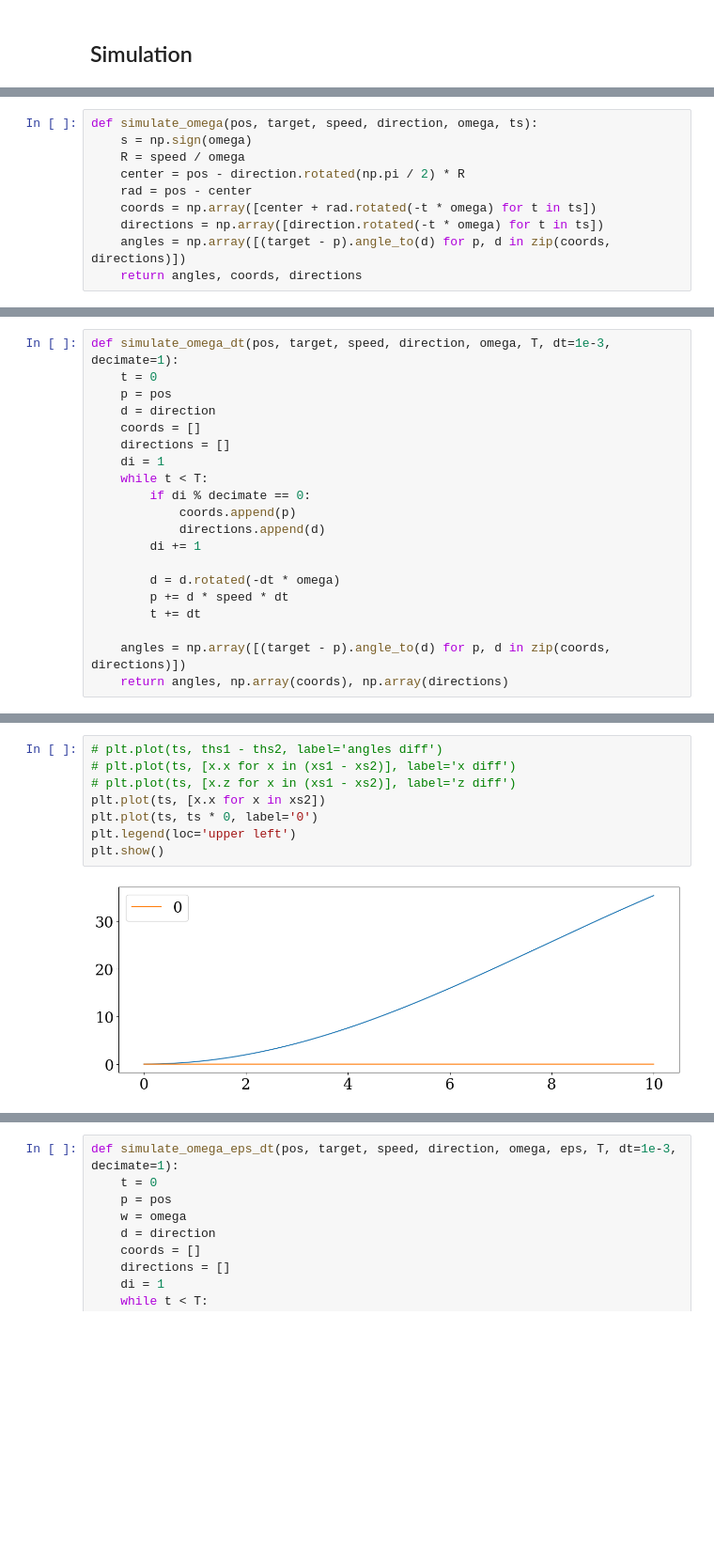
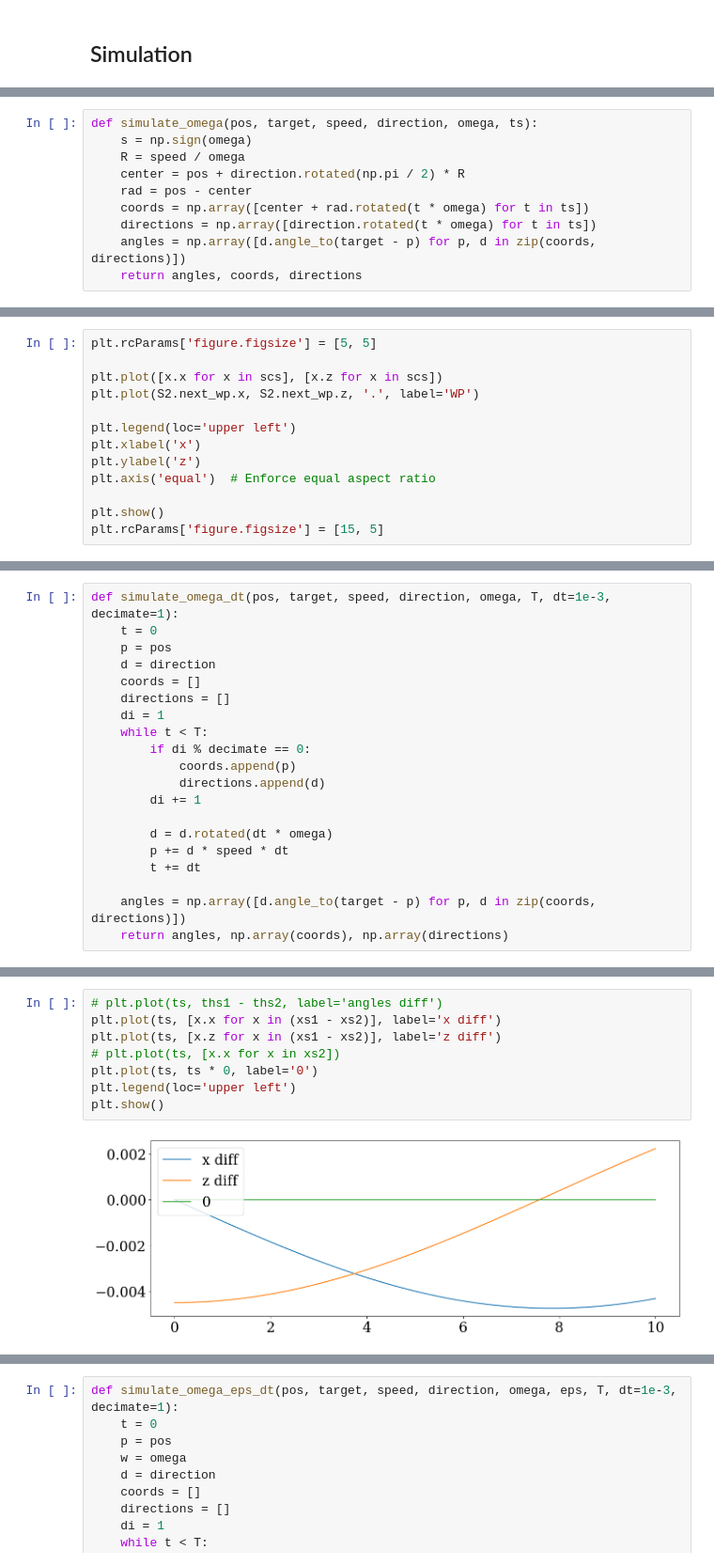
Before and after one commit to TirelessRock/3D-nav-research, a Jupyter notebook: ship-movement-simulation-lab.ipynb, the cells around one changed output, grey strips where cells are left out. Shown at 94% size. Cells and saved outputs as stored; diff of their text form; blank space fills up the shorter version.

Commit message:
fixed rotation angles (now clockwise is positive)

```diff
--- a/ship-movement-simulation-lab.ipynb
+++ b/ship-movement-simulation-lab.ipynb
@@ -114,11 +147,11 @@ plt.show()
 def simulate_omega(pos, target, speed, direction, omega, ts):
     s = np.sign(omega)
     R = speed / omega
-    center = pos - direction.rotated(np.pi / 2) * R
+    center = pos + direction.rotated(np.pi / 2) * R
     rad = pos - center
-    coords = np.array([center + rad.rotated(-t * omega) for t in ts])
-    directions = np.array([direction.rotated(-t * omega) for t in ts])
-    angles = np.array([(target - p).angle_to(d) for p, d in zip(coords, directions)])
+    coords = np.array([center + rad.rotated(t * omega) for t in ts])
+    directions = np.array([direction.rotated(t * omega) for t in ts])
+    angles = np.array([d.angle_to(target - p) for p, d in zip(coords, directions)])
     return angles, coords, directions
 # %%
 omega = 0.3
@@ -146,0 +197,13 @@ plt.rcParams['figure.figsize'] = [15, 5]
+# %%
+plt.rcParams['figure.figsize'] = [5, 5]
+
+plt.plot([x.x for x in scs], [x.z for x in scs])
+plt.plot(S2.next_wp.x, S2.next_wp.z, '.', label='WP')
+
+plt.legend(loc='upper left')
+plt.xlabel('x')
+plt.ylabel('z')
+plt.axis('equal')  # Enforce equal aspect ratio
+
+plt.show()
+plt.rcParams['figure.figsize'] = [15, 5]
@@ -158,11 +232,11 @@ def simulate_omega_dt(pos, target, speed, direction, omega, T, dt=1e-3, decimate
             directions.append(d)
         di += 1
 
-        d = d.rotated(-dt * omega)
+        d = d.rotated(dt * omega)
         p += d * speed * dt
         t += dt
 
-    angles = np.array([(target - p).angle_to(d) for p, d in zip(coords, directions)])
+    angles = np.array([d.angle_to(target - p) for p, d in zip(coords, directions)])
     return angles, np.array(coords), np.array(directions)
 # %%
 omega = 0.2
@@ -175,13 +253,13 @@ xs1.shape, xs2.shape
 # %%
 # plt.plot(ts, ths1 - ths2, label='angles diff')
-# plt.plot(ts, [x.x for x in (xs1 - xs2)], label='x diff')
-# plt.plot(ts, [x.z for x in (xs1 - xs2)], label='z diff')
-plt.plot(ts, [x.x for x in xs2])
+plt.plot(ts, [x.x for x in (xs1 - xs2)], label='x diff')
+plt.plot(ts, [x.z for x in (xs1 - xs2)], label='z diff')
+# plt.plot(ts, [x.x for x in xs2])
 plt.plot(ts, ts * 0, label='0')
 plt.legend(loc='upper left')
 plt.show()
 # %% [output]
-[figure, old version]
+[figure, new version]
 # %%
 plt.rcParams['figure.figsize'] = [5, 5]
 
```
Also changed, not shown: parts of 25 cells of this notebook, 3 other files.
